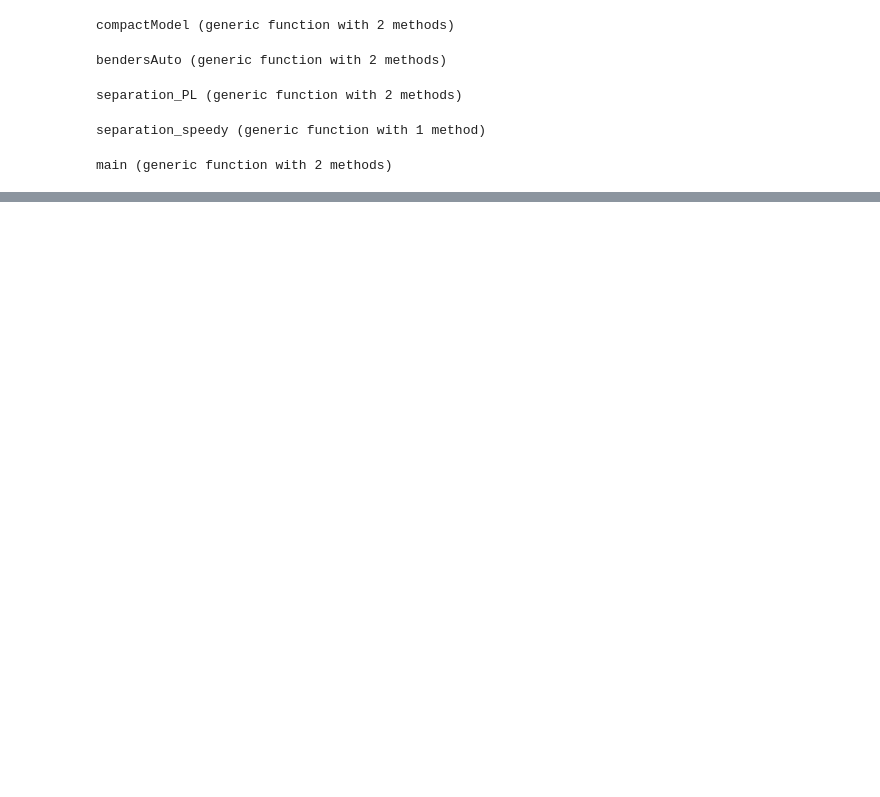
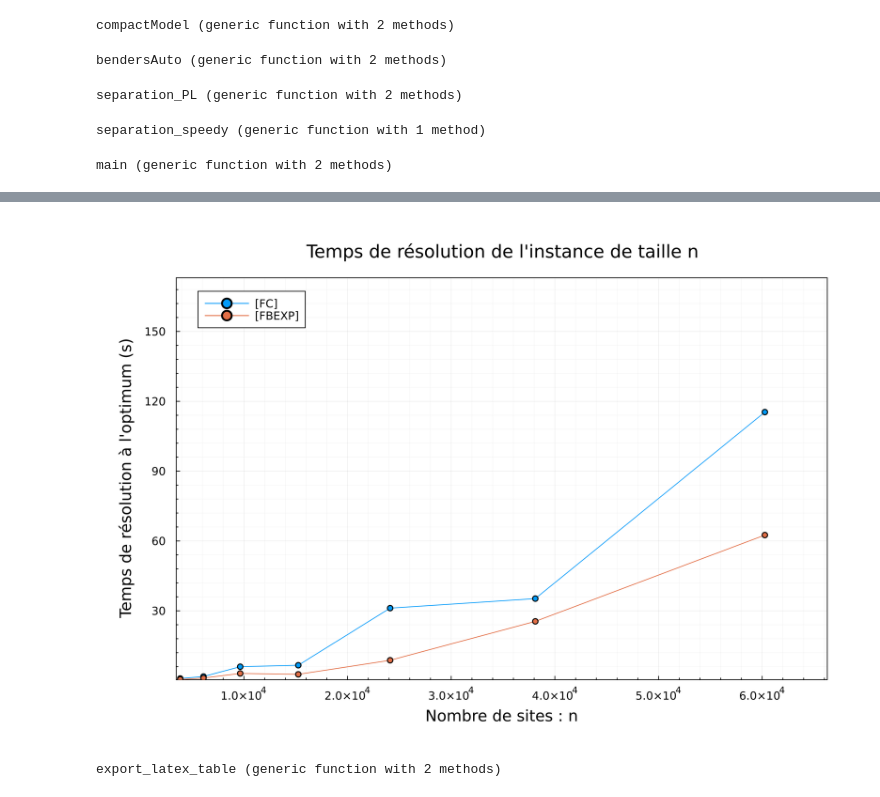
Before and after one commit to Renelle29/MLA-MPRO, a Jupyter notebook: TP/Benders.ipynb, the cells around one changed output, grey strips where cells are left out. Drawn from its saved outputs; the diff is of its cells as text; code cells hidden in the pictures; blank space fills up the shorter version.

```diff
--- a/TP/Benders.ipynb
+++ b/TP/Benders.ipynb
@@ -252,3 +280,0 @@ benders (generic function with 2 methods)
-# %%
-(n, d, f, c, implications) = loadBaseData()
-benders(n, d, f, c, implications, false)
@@ -270,2 +280,0 @@ L'optimum vaut 19.0
-# %%
-(n, d, f, c) = loadBaseData()
@@ -311,2 +280,0 @@ compactModel (generic function with 6 methods)
-# %%
-(optimum, y_opt, x_opt) = compactModel(n,d,f,c)
@@ -320,0 +320,12 @@ Opened 2.0 sites
+# %%
+n_values=gen_n_values(1,5,20)
+
+for i in 1:0
+    evaluate(i, false, n_values)
+end
+
+n_values=gen_n_values(1,4.78,20)
+
+for i in 4:4
+    evaluate(i, true, n_values)
+end
@@ -320,0 +435,28 @@ Opened 2.0 sites
+# %%
+plot_elapsed_times("results/results", [1,3], "imp", output="plot_imp_13.png")
+# %% [output]
+[figure, added]
+# %%
+function export_latex_table(prefix, indices, imp="simple")
+    dfs = [CSV.read("$(prefix)_$(i)_$(imp).csv", DataFrame) for i in indices]
+
+    base = dfs[1][:, [:n, :optimum]]
+    for (i, df) in enumerate(dfs)
+        base[!, Symbol("solve_time$i")] = df.elapsed
+    end
+
+    println("\\begin{tabular}{rrrrrr}")
+    println("\\toprule")
+    println("\$n\$ & optimum & solve\\_time1 & solve\\_time2 & solve\\_time3 & solve\\_time4 \\\\")
+    println("\\midrule")
+
+    for row in eachrow(base)
+        println("$(row.n) & $(round(row.optimum, digits=1)) & " *
+                "$(row.solve_time1) & $(row.solve_time2) & $(row.solve_time3) & $(row.solve_time4) \\\\")
+    end
+
+    println("\\bottomrule")
+    println("\\end{tabular}")
+end
+# %% [output]
+export_latex_table (generic function with 2 methods)
```
Also changed, not shown: parts of 16 cells of this notebook, 17 other files.
